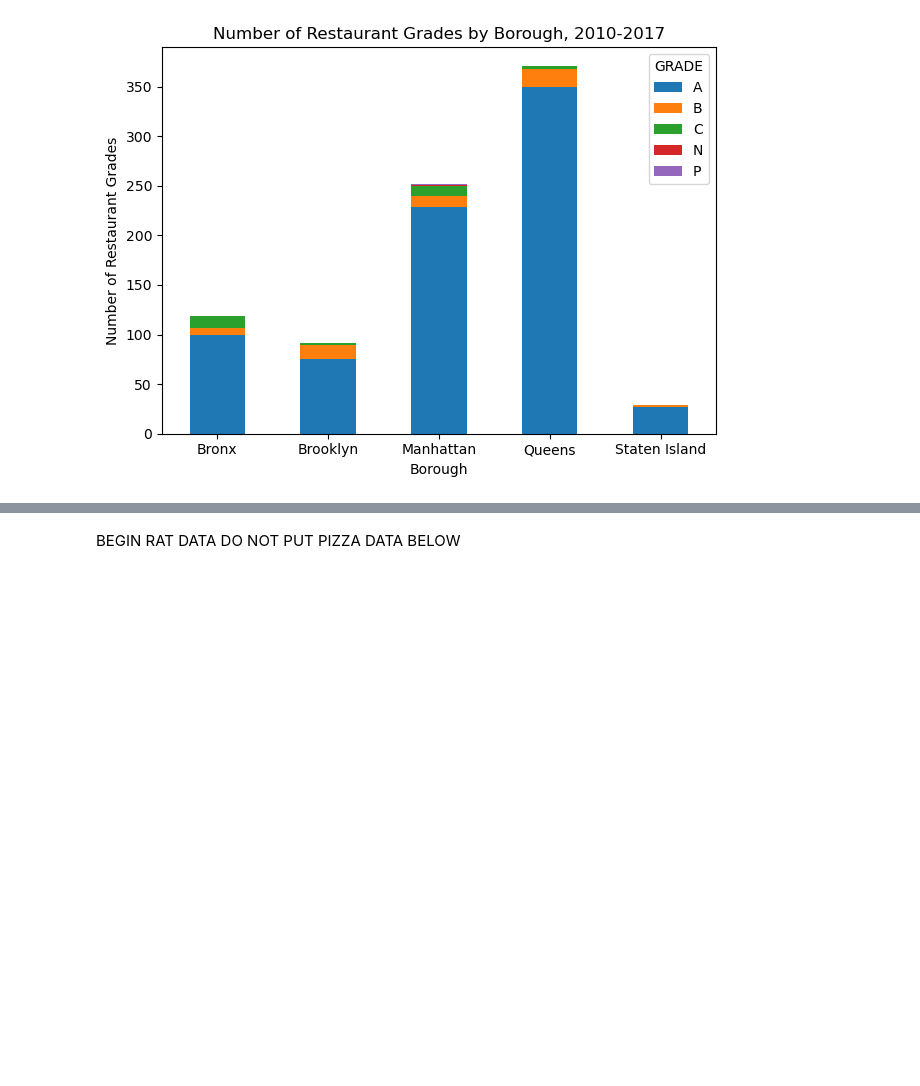
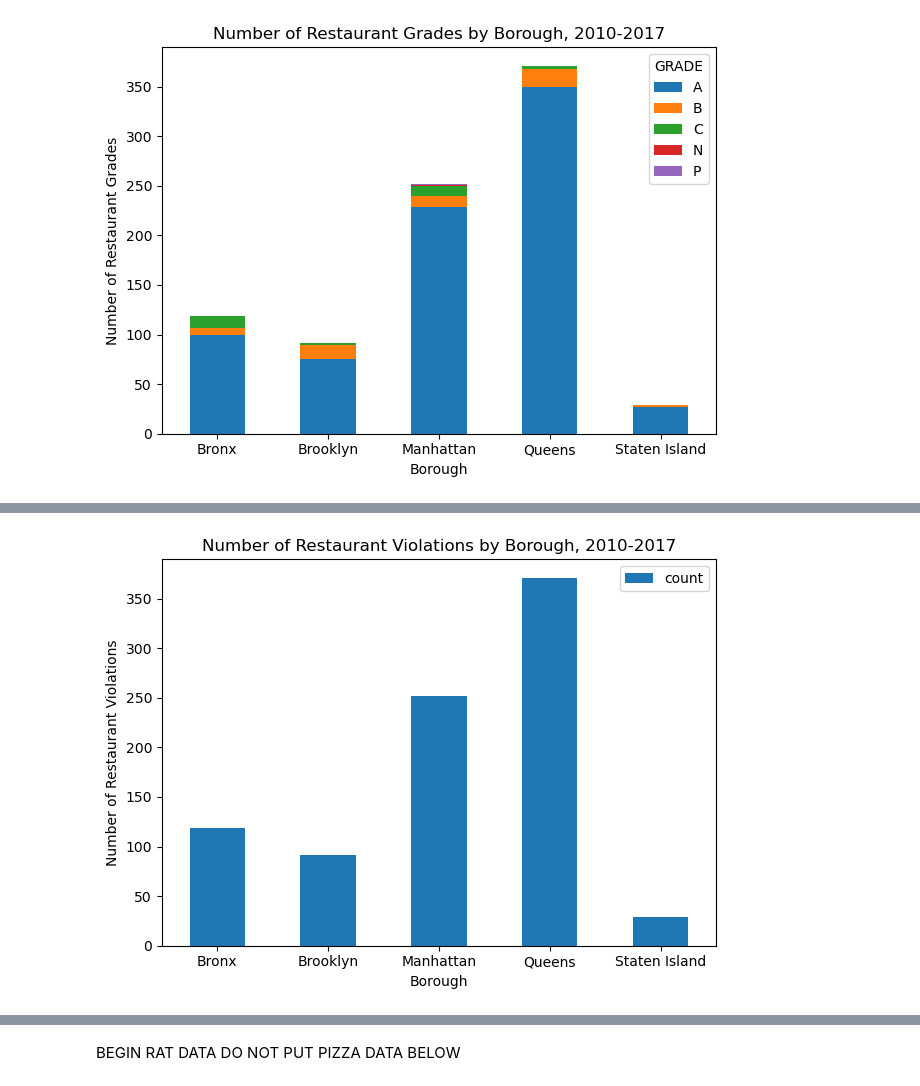
Before and after one commit to troyflood94/pizza_rats, a Jupyter notebook: pizza_rats.kb branch.ipynb, the cells around one changed output, grey strips where cells are left out. Saved outputs shown, nothing was run; the diff lists cells and outputs as text; code cells hidden in the pictures; blank space fills up the shorter version.

```diff
--- a/pizza_rats.kb branch.ipynb
+++ b/pizza_rats.kb branch.ipynb
@@ -152,2 +286,23 @@ plt.show()
+# %%
+#QUESTION 3a: Do certain boroughs have more restaurant violations?
+violationcount= clean_grade_df.groupby(['BORO']).size().reset_index(name='count')
+
+
+
+#ratboroughs = ratcounting['Borough']
+#ratcounts = ratcounting.groupby('Borough').count()['Complaint Type']
+
+
+#rattransposecounts = ratcounting.pivot(index='Borough', columns=ratboroughs, values=ratcounts).fillna(0)
+
+violationcount.plot(kind='bar', x='BORO', y='count')
+plt.xlabel('Borough')
+plt.ylabel('Number of Restaurant Violations')
+plt.title('Number of Restaurant Violations by Borough, 2010-2017')
+plt.xticks(rotation=0)
+plt.tight_layout()
+plt.show()
+# %% [output]
+[figure, added]
 # %%
 #Do certain Zip Codes have higher restaurant ratings?
```
Also changed, not shown: parts of 25 cells of this notebook.
